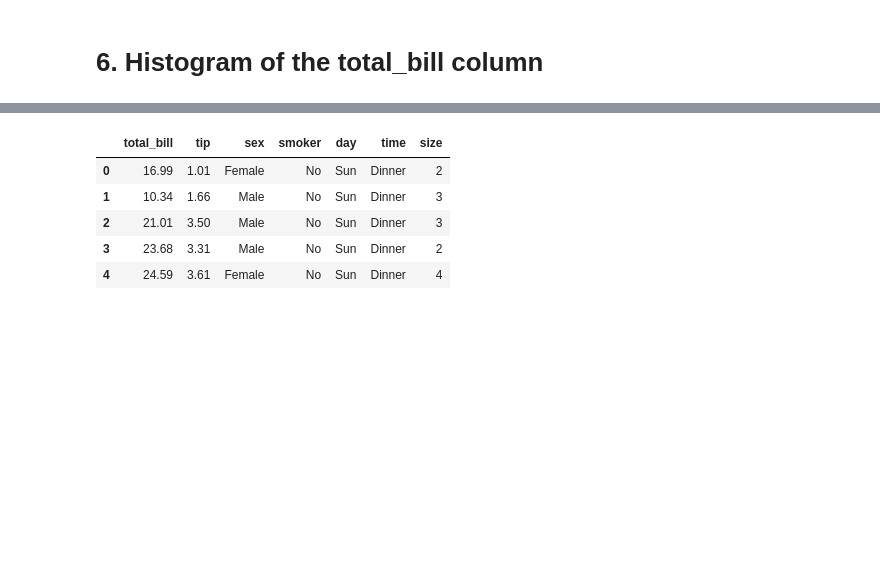
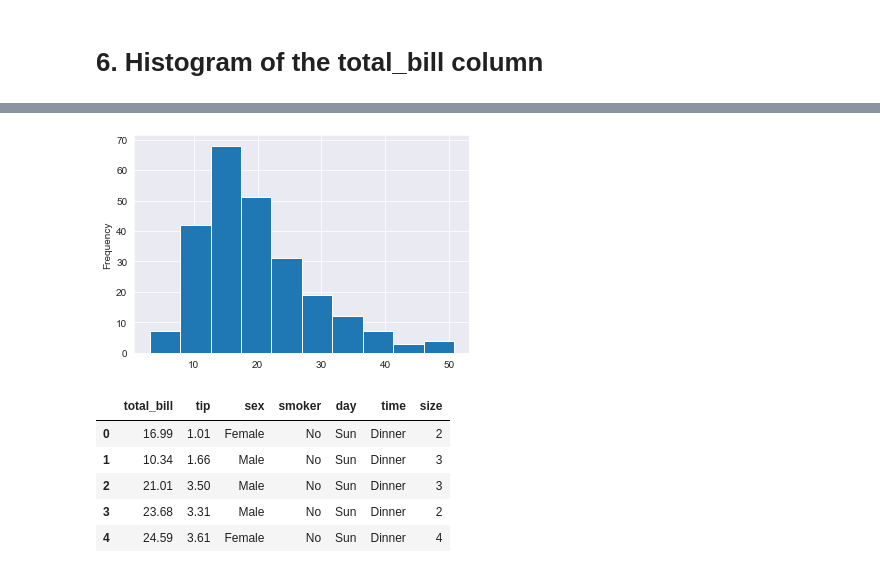
Before and after one commit to HilmiTaskin/Clarusway-DS-Students-08-21, a Jupyter notebook: 2- Weekly Agenda/week4_DV_student.ipynb, the cells around one changed output, grey strips where cells are left out. Saved outputs shown, nothing was run; the diff lists cells and outputs as text; code cells hidden in the pictures; blank space fills up the shorter version.

```diff
--- a/2- Weekly Agenda/week4_DV_student.ipynb
+++ b/2- Weekly Agenda/week4_DV_student.ipynb
@@ -66,3 +108,9 @@ tips.head()
+# %%
+fig,ax = plt.subplots()
+plt.hist(tips.total_bill)
+ax.set_ylabel("Frequency");
+# %% [output]
+[figure, added]
 # %%
 ## lineplots
 # %%
```
Also changed, not shown: parts of 24 cells of this notebook, 35 other files.
